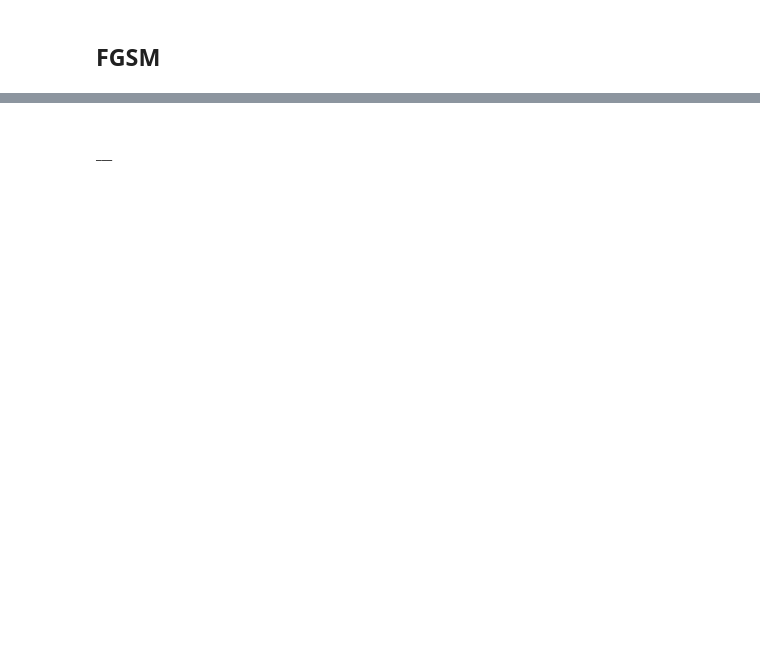
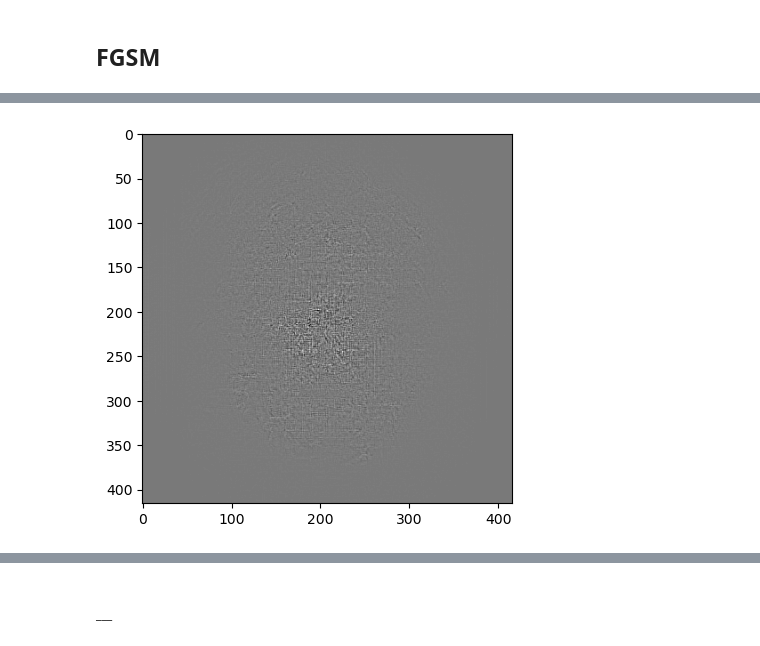
Before and after one commit to JanjanC/FGSM-for-Face-Detectors, a Jupyter notebook: Heatmap Generation.ipynb, the cells around one changed output, grey strips where cells are left out. Cells and saved outputs as stored; diff of their text form; code cells hidden in the pictures; blank space fills up the shorter version.

```diff
--- a/Heatmap Generation.ipynb
+++ b/Heatmap Generation.ipynb
@@ -205,0 +244,6 @@ for FOLDER_NAME in folders:
+# %%
+import matplotlib.pyplot as plt
+plt.imshow(torch.sum(torch.squeeze(combined_heatmap), dim=0), cmap='gray')
+plt.show()
+# %% [output]
+[figure, added]
```
Also changed, not shown: parts of 6 cells of this notebook, 2 other files.
